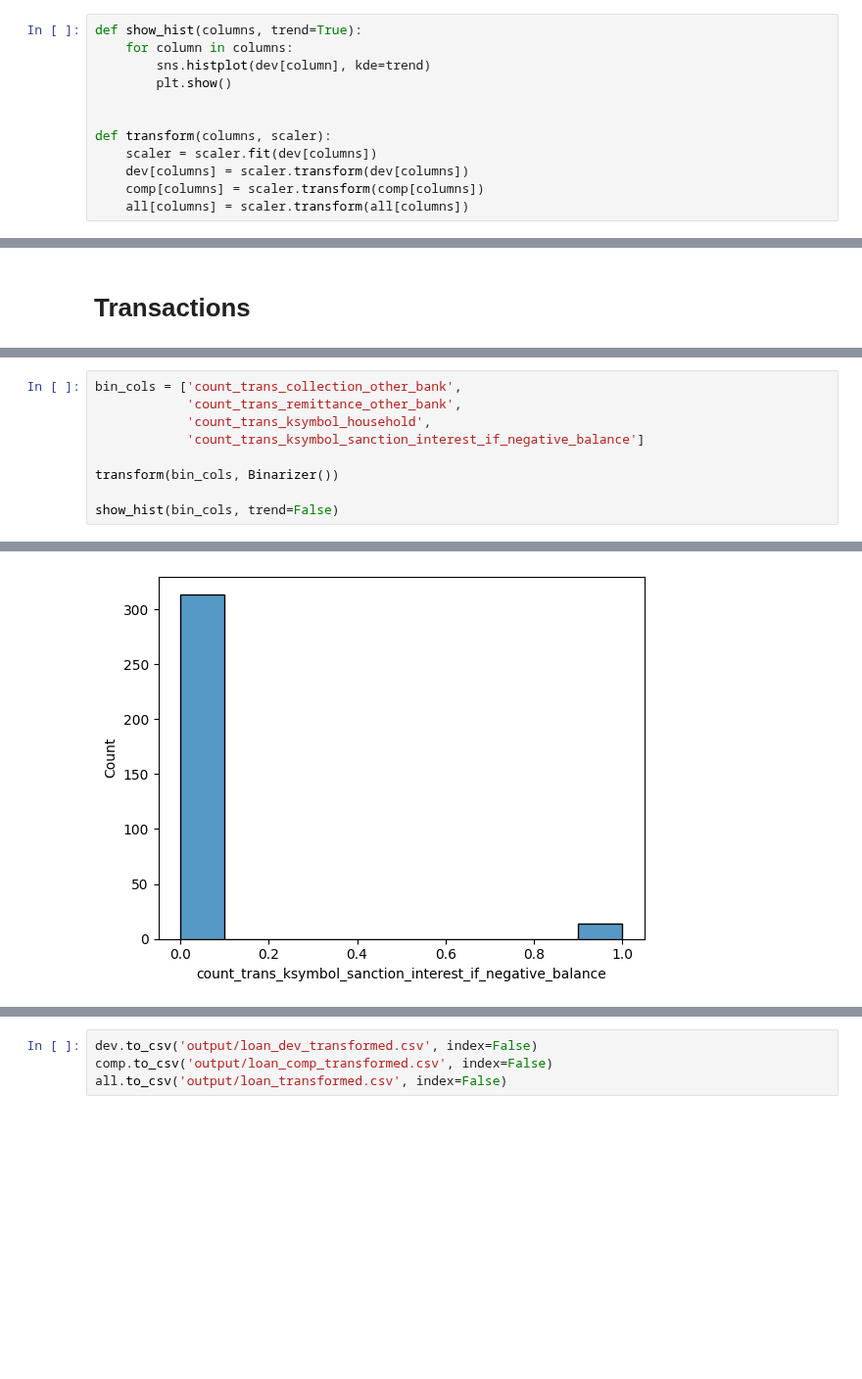
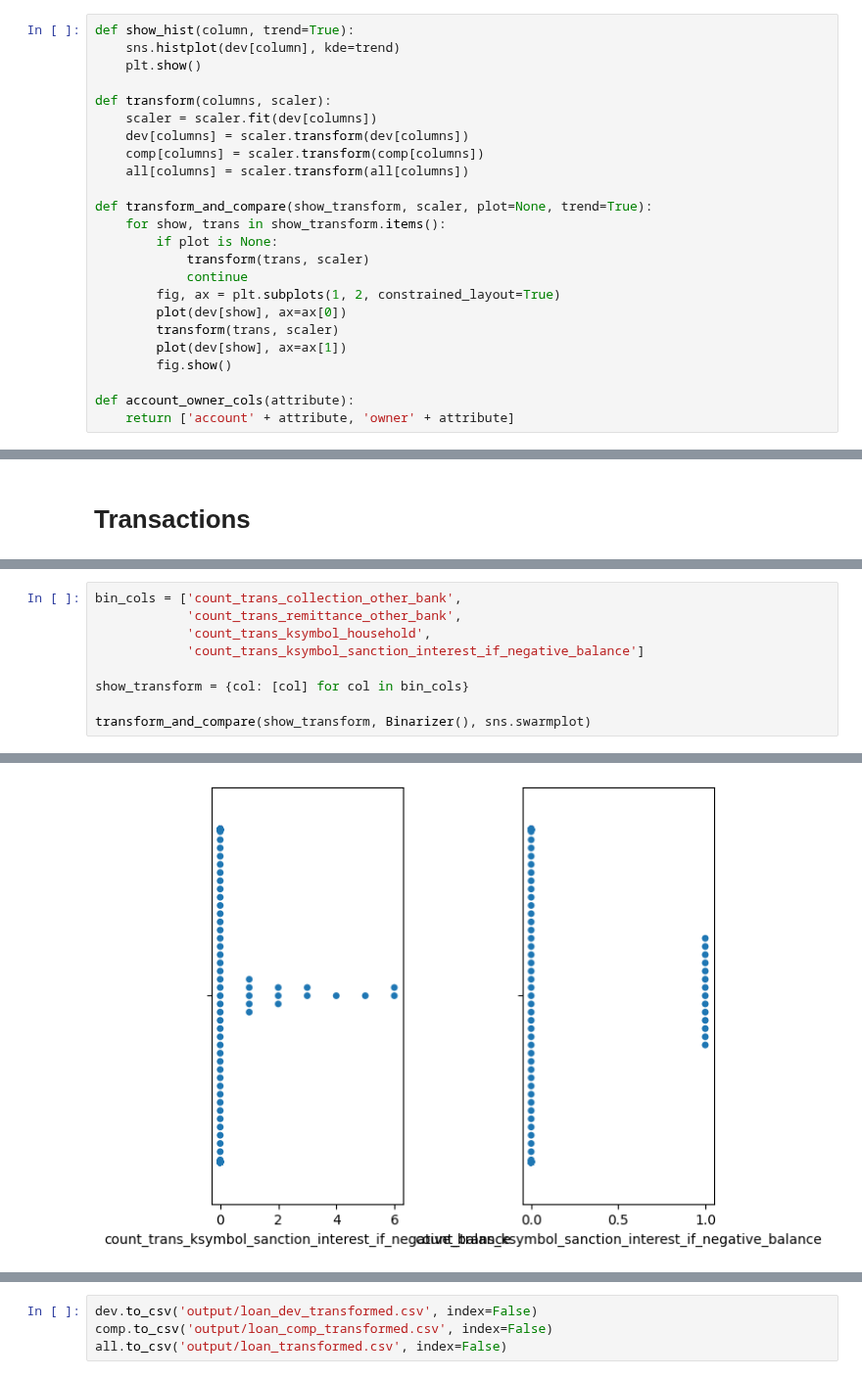
Before and after one commit to biromiro/feup-ac, a Jupyter notebook: src/transformation.ipynb, the cells around one changed output, grey strips where cells are left out. Shown at 98% size. Cells and saved outputs as stored; diff of their text form; blank space fills up the shorter version.

Commit message:
Add various plotting options

```diff
--- a/src/transformation.ipynb
+++ b/src/transformation.ipynb
@@ -31,17 +33,29 @@ list(dev.columns)
 # %% [markdown]
 # Transformation Utils
 # %%
-def show_hist(columns, trend=True):
-    for column in columns:
-        sns.histplot(dev[column], kde=trend)
-        plt.show()
-
+def show_hist(column, trend=True):
+    sns.histplot(dev[column], kde=trend)
+    plt.show()
 
 def transform(columns, scaler):
     scaler = scaler.fit(dev[columns])
     dev[columns] = scaler.transform(dev[columns])
     comp[columns] = scaler.transform(comp[columns])
     all[columns] = scaler.transform(all[columns])
+
+def transform_and_compare(show_transform, scaler, plot=None, trend=True):
+    for show, trans in show_transform.items():
+        if plot is None:
+            transform(trans, scaler)
+            continue
+        fig, ax = plt.subplots(1, 2, constrained_layout=True)
+        plot(dev[show], ax=ax[0])
+        transform(trans, scaler)
+        plot(dev[show], ax=ax[1])
+        fig.show()
+
+def account_owner_cols(attribute):
+    return ['account' + attribute, 'owner' + attribute]
 # %% [markdown]
 # Account & Owner
 #### (most dists are exactly the same)
@@ -193,7 +148,7 @@ bin_cols = ['count_trans_collection_other_bank',
             'count_trans_ksymbol_household',
             'count_trans_ksymbol_sanction_interest_if_negative_balance']
 
-transform(bin_cols, Binarizer())
+show_transform = {col: [col] for col in bin_cols}
 
-show_hist(bin_cols, trend=False)
+transform_and_compare(show_transform, Binarizer(), sns.swarmplot)
 # %% [output]
@@ -203,4 +158,4 @@ show_hist(bin_cols, trend=False)
-[figure, old version]
+[figure, new version]
 # %%
 norm_cols = [col for col in trans_cols if col not in log_cols +
              bin_cols and col != 'count_trans_withdrawal_card']
```
Also changed, not shown: parts of 9 cells of this notebook, 3 other files.
